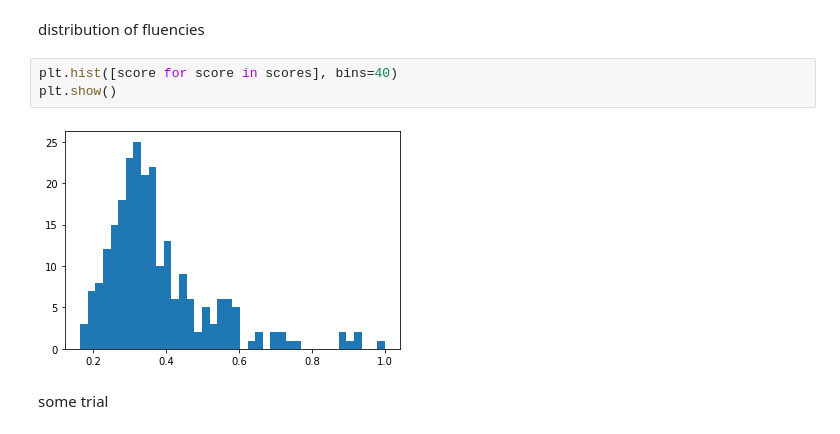
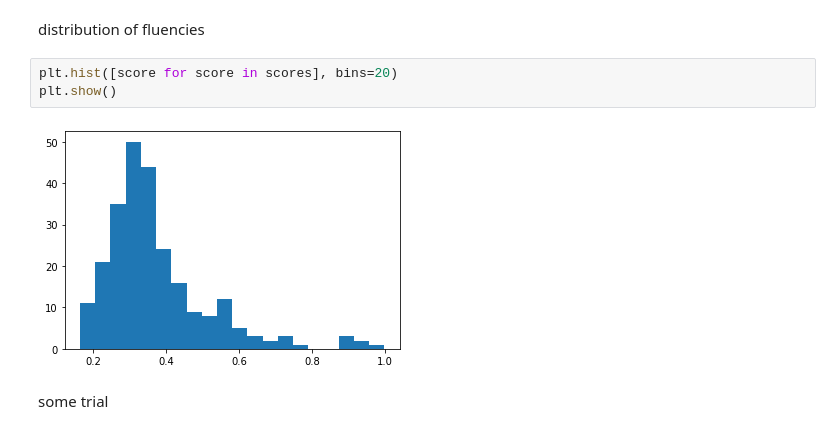
Before and after one commit to nymwa/Toki-Pona-1000-Sentences-Corpus, a Jupyter notebook: fluency.ipynb, the cells around one changed output. Drawn from its saved outputs; the diff is of its cells as text.

```diff
--- a/fluency.ipynb
+++ b/fluency.ipynb
@@ -100,10 +100,10 @@ for i, sent in enumerate(sents):
 # %% [markdown]
 distribution of fluencies
 # %%
-plt.hist([score for score in scores], bins=40)
+plt.hist([score for score in scores], bins=20)
 plt.show()
 # %% [output]
-[figure, old version]
+[figure, new version]
 # %% [markdown]
 some trial
 # %%
```
Also changed, not shown: 1 other file.
